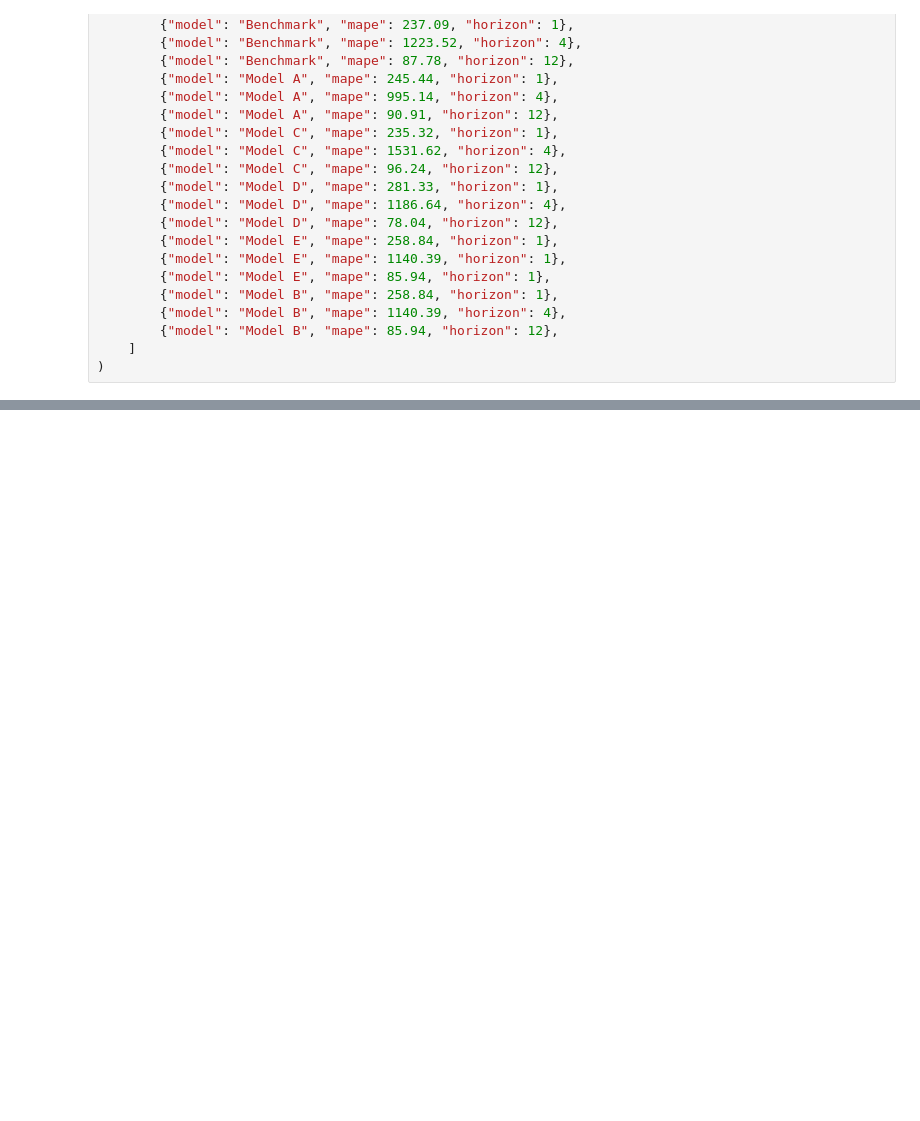
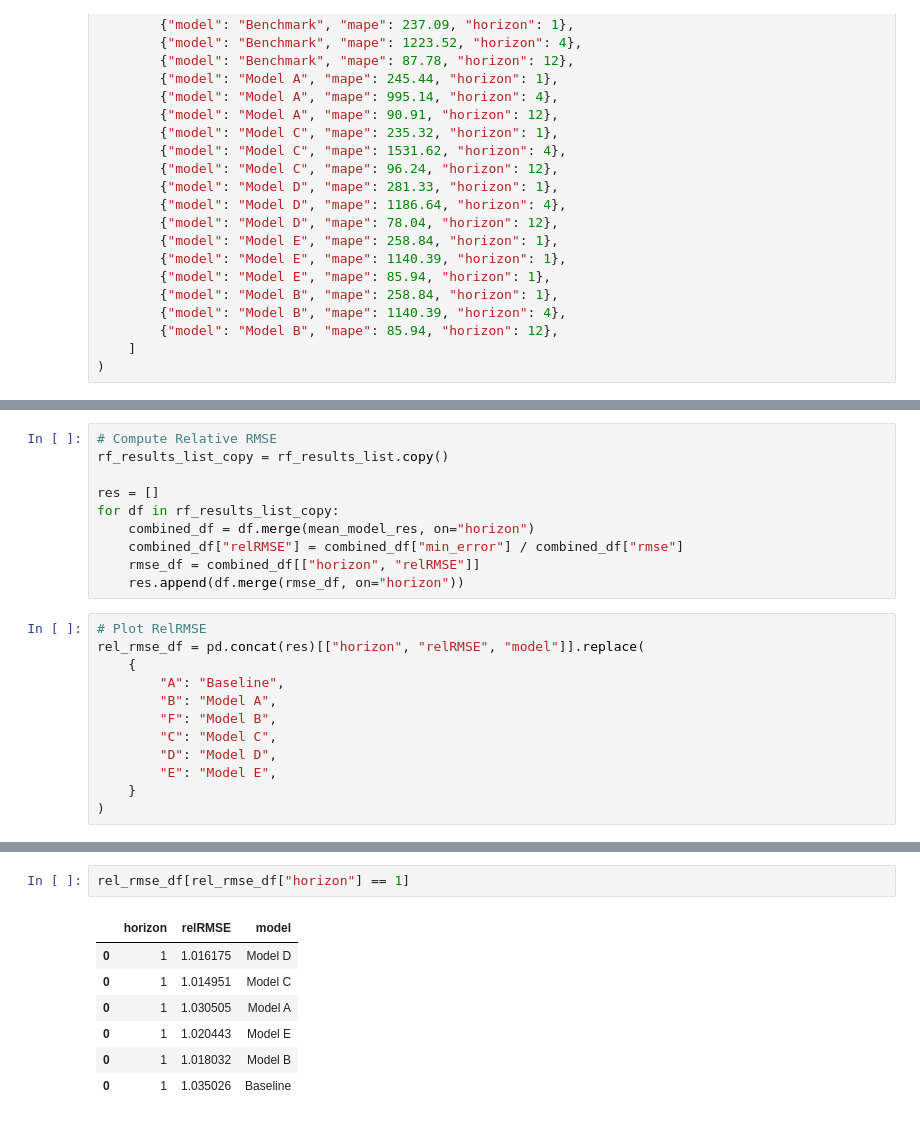
Before and after one commit to ChristopherLiew/Crypto-Uncertainty-Index, a Jupyter notebook: forecasting/ts_analysis/time_series_plots.ipynb, the cells around one changed output, grey strips where cells are left out. Drawn from its saved outputs; the diff is of its cells as text; blank space fills up the shorter version.

```diff
--- a/forecasting/ts_analysis/time_series_plots.ipynb
+++ b/forecasting/ts_analysis/time_series_plots.ipynb
@@ -345,0 +407,22 @@ mape_errors_plot
+# %%
+# Compute Relative RMSE
+rf_results_list_copy = rf_results_list.copy()
+
+res = []
+for df in rf_results_list_copy:
+    combined_df = df.merge(mean_model_res, on="horizon")
+    combined_df["relRMSE"] = combined_df["min_error"] / combined_df["rmse"]
+    rmse_df = combined_df[["horizon", "relRMSE"]]
+    res.append(df.merge(rmse_df, on="horizon"))
+# %%
+# Plot RelRMSE
+rel_rmse_df = pd.concat(res)[["horizon", "relRMSE", "model"]].replace(
+    {
+        "A": "Baseline",
+        "B": "Model A",
+        "F": "Model B",
+        "C": "Model C",
+        "D": "Model D",
+        "E": "Model E",
+    }
+)
@@ -345,0 +444,10 @@ mape_errors_plot
+# %%
+rel_rmse_df[rel_rmse_df["horizon"] == 1]
+# %% [output]
+|  | horizon | relRMSE | model |
+| 0 | 1 | 1.016175 | Model D |
+| 0 | 1 | 1.014951 | Model C |
+| 0 | 1 | 1.030505 | Model A |
+| 0 | 1 | 1.020443 | Model E |
+| 0 | 1 | 1.018032 | Model B |
+| 0 | 1 | 1.035026 | Baseline |
```
Also changed, not shown: parts of 17 cells of this notebook, 18 other files.
